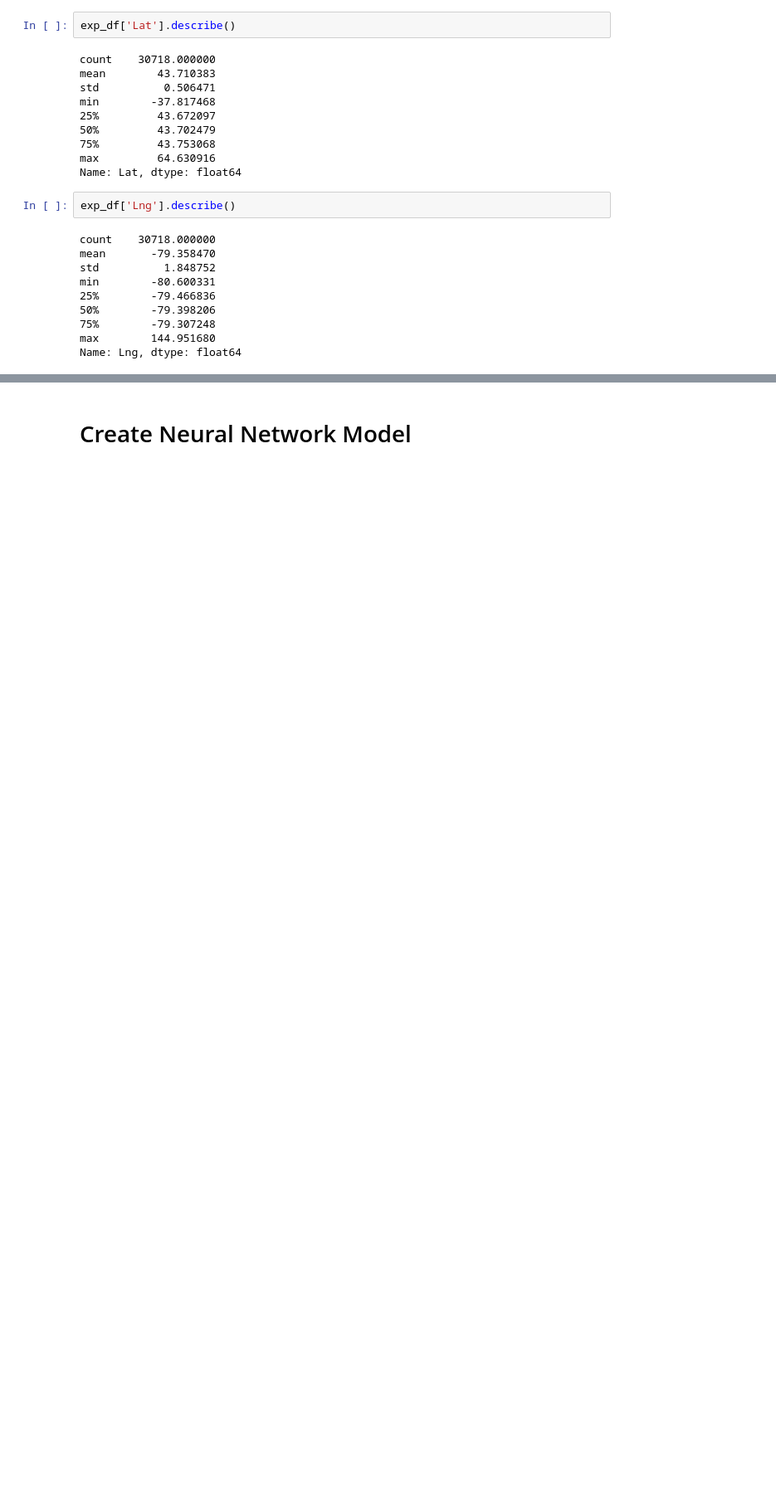
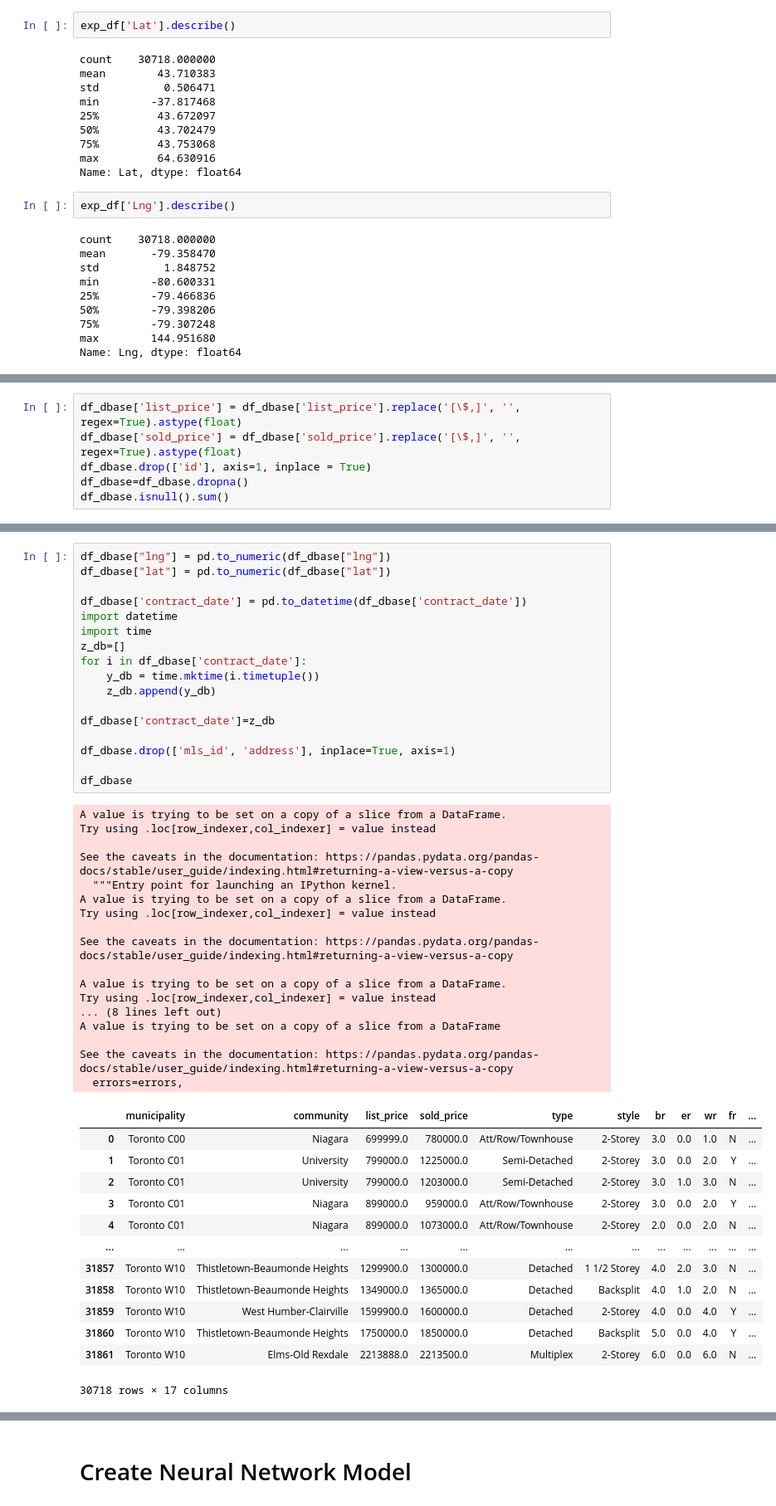
Before and after one commit to Realestate-Module-Predictions/Real_estate, a Jupyter notebook: Analysis.ipynb, the cells around one changed output, grey strips where cells are left out. Shown at 83% size. Drawn from its saved outputs; the diff is of its cells as text; blank space fills up the shorter version.

Commit message:
Section created for ml model using data imported from database

```diff
--- a/Analysis.ipynb
+++ b/Analysis.ipynb
@@ -800,0 +838,6 @@ Name: Lng, dtype: float64
+# %%
+df_dbase['list_price'] = df_dbase['list_price'].replace('[\$,]', '', regex=True).astype(float)
+df_dbase['sold_price'] = df_dbase['sold_price'].replace('[\$,]', '', regex=True).astype(float)
+df_dbase.drop(['id'], axis=1, inplace = True)
+df_dbase=df_dbase.dropna()
+df_dbase.isnull().sum()
@@ -800,0 +865,48 @@ Name: Lng, dtype: float64
+# %%
+df_dbase["lng"] = pd.to_numeric(df_dbase["lng"])
+df_dbase["lat"] = pd.to_numeric(df_dbase["lat"])
+
+df_dbase['contract_date'] = pd.to_datetime(df_dbase['contract_date'])
+import datetime
+import time
+z_db=[]
+for i in df_dbase['contract_date']:
+    y_db = time.mktime(i.timetuple())
+    z_db.append(y_db)
+
+df_dbase['contract_date']=z_db
+
+df_dbase.drop(['mls_id', 'address'], inplace=True, axis=1)
+
+df_dbase
+# %% [output]
+A value is trying to be set on a copy of a slice from a DataFrame.
+Try using .loc[row_indexer,col_indexer] = value instead
+
+See the caveats in the documentation: https://pandas.pydata.org/pandas-docs/stable/user_guide/indexing.html#returning-a-view-versus-a-copy
+  """Entry point for launching an IPython kernel.
+A value is trying to be set on a copy of a slice from a DataFrame.
+Try using .loc[row_indexer,col_indexer] = value instead
+
+See the caveats in the documentation: https://pandas.pydata.org/pandas-docs/stable/user_guide/indexing.html#returning-a-view-versus-a-copy
+
+A value is trying to be set on a copy of a slice from a DataFrame.
+Try using .loc[row_indexer,col_indexer] = value instead
+... (8 lines left out)
+A value is trying to be set on a copy of a slice from a DataFrame
+
+See the caveats in the documentation: https://pandas.pydata.org/pandas-docs/stable/user_guide/indexing.html#returning-a-view-versus-a-copy
+  errors=errors,
+|  | municipality | community | list_price | sold_price | type | style | br | er | wr | fr | ... |
+| 0 | Toronto C00 | Niagara | 699999.0 | 780000.0 | Att/Row/Townhouse | 2-Storey | 3.0 | 0.0 | 1.0 | N | ... |
+| 1 | Toronto C01 | University | 799000.0 | 1225000.0 | Semi-Detached | 2-Storey | 3.0 | 0.0 | 2.0 | Y | ... |
+| 2 | Toronto C01 | University | 799000.0 | 1203000.0 | Semi-Detached | 2-Storey | 3.0 | 1.0 | 3.0 | N | ... |
+| 3 | Toronto C01 | Niagara | 899000.0 | 959000.0 | Att/Row/Townhouse | 2-Storey | 3.0 | 0.0 | 2.0 | Y | ... |
+| 4 | Toronto C01 | Niagara | 899000.0 | 1073000.0 | Att/Row/Townhouse | 2-Storey | 2.0 | 0.0 | 2.0 | N | ... |
+| ... | ... | ... | ... | ... | ... | ... | ... | ... | ... | ... | ... |
+| 31857 | Toronto W10 | Thistletown-Beaumonde Heights | 1299900.0 | 1300000.0 | Detached | 1 1/2 Storey | 4.0 | 2.0 | 3.0 | N | ... |
+| 31858 | Toronto W10 | Thistletown-Beaumonde Heights | 1349000.0 | 1365000.0 | Detached | Backsplit | 4.0 | 1.0 | 2.0 | N | ... |
+| 31859 | Toronto W10 | West Humber-Clairville | 1599900.0 | 1600000.0 | Detached | 2-Storey | 4.0 | 0.0 | 4.0 | Y | ... |
+| 31860 | Toronto W10 | Thistletown-Beaumonde Heights | 1750000.0 | 1850000.0 | Detached | Backsplit | 5.0 | 0.0 | 4.0 | Y | ... |
+| 31861 | Toronto W10 | Elms-Old Rexdale | 2213888.0 | 2213500.0 | Multiplex | 2-Storey | 6.0 | 0.0 | 6.0 | N | ... |
+30718 rows × 17 columns
```
Also changed, not shown: parts of 14 cells of this notebook.
